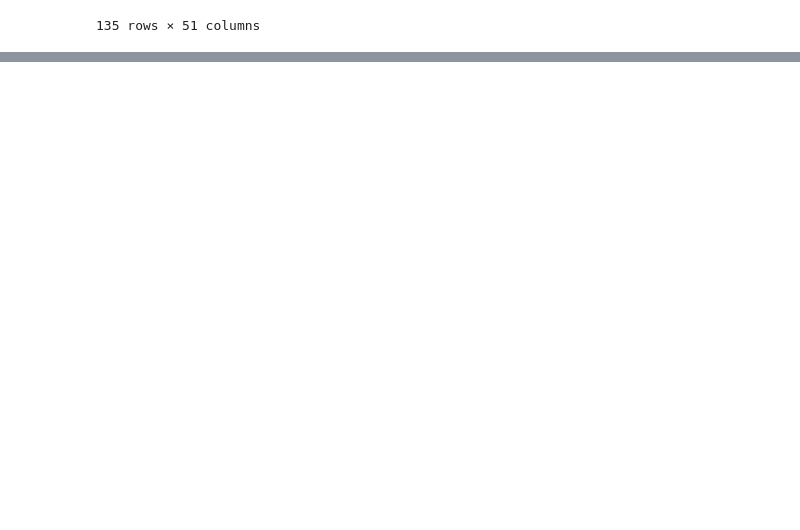
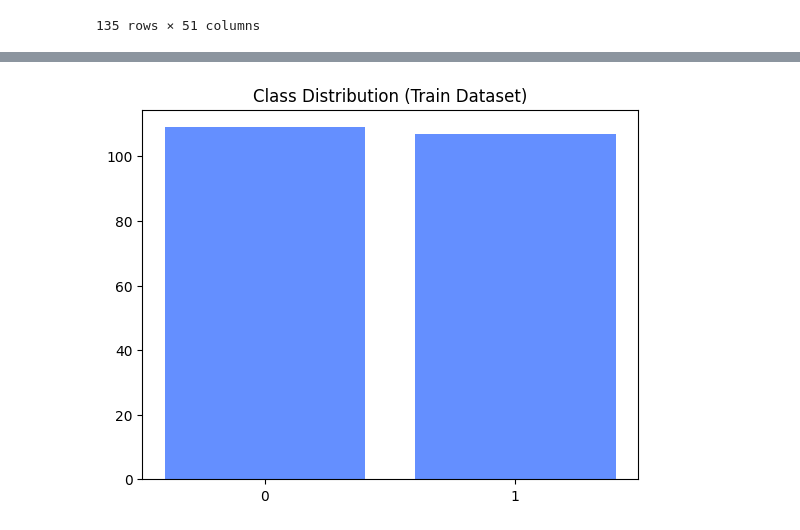
Before and after one commit to gkianfar/S4, a Jupyter notebook: tihm_featureExtraction.ipynb, the cells around one changed output, grey strips where cells are left out. Saved outputs shown, nothing was run; the diff lists cells and outputs as text; code cells hidden in the pictures; blank space fills up the shorter version.

```diff
--- a/tihm_featureExtraction.ipynb
+++ b/tihm_featureExtraction.ipynb
@@ -575,13 +535,13 @@ dataset
 # %%
 # Split the data to train/validation/test sets
 
-seed = 2025 #  Set seed for repeatable shuffling
+seed = 2025 #  Set seed for repeatable train test val split
 ratios = [0.8,0.1,0.1] # [train, validation, test]
 if sum(ratios) != 1:
     raise Exception('Sum of ratios should be 1')
 
-
-shuffled_df = dataset.sample(frac=1, random_state=seed).reset_index(drop=True)
+dataset.shape[0]
+dataset = dataset.sample(frac=1, random_state=42).reset_index(drop=True)
 total_samples = dataset.shape[0]
 dataset_train = dataset.iloc[:int(total_samples*ratios[0])]
 dataset_val = dataset.iloc[int(total_samples*ratios[0]):int(total_samples*(ratios[0]+ratios[1]))]
@@ -609,0 +896,7 @@ dataset_test.to_csv('dataset_test.csv', index=False)
+# %%
+count_one = np.sum(y_train)
+count_zero = len(y_train) - count_one
+plt.bar(['0', '1'], [count_zero, count_one])
+plt.title('Class Distribution (Train Dataset)')
+plt
+# %% [output]
@@ -609,0 +904 @@ dataset_test.to_csv('dataset_test.csv', index=False)
+[figure, added]
```
Also changed, not shown: parts of 15 cells of this notebook.
